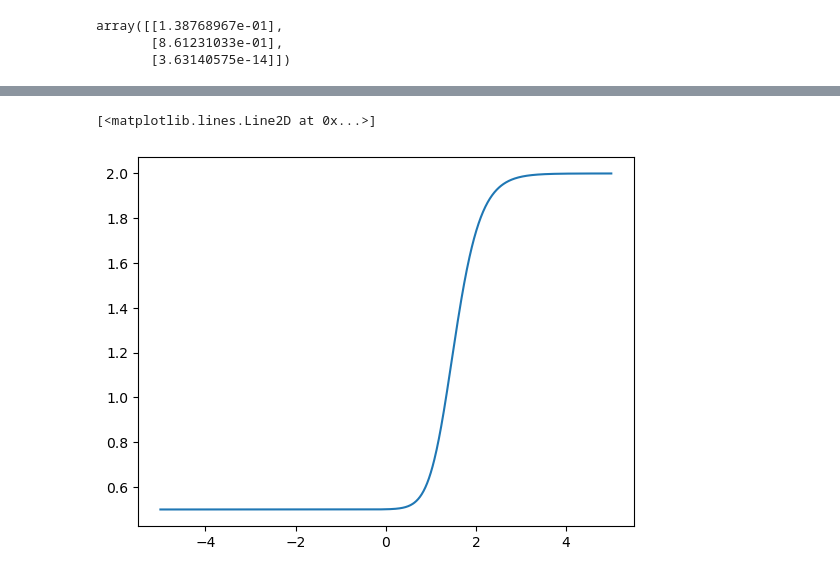
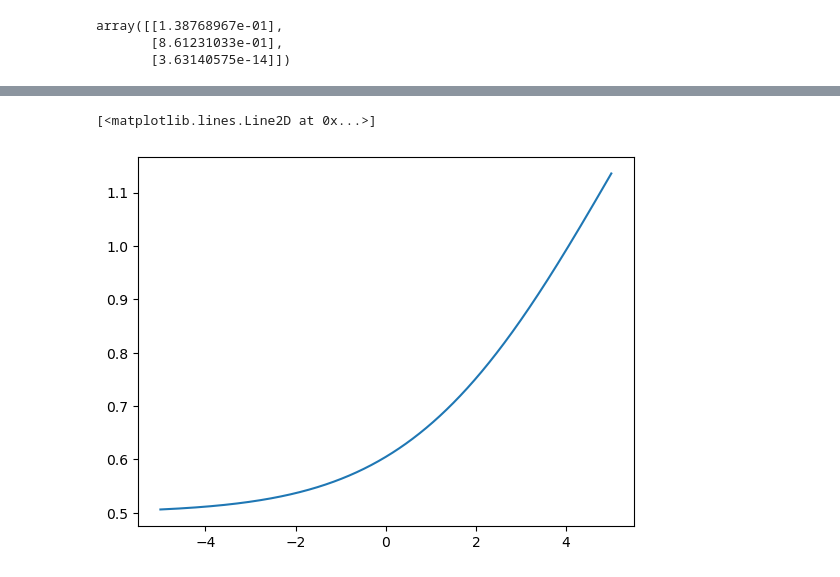
Before and after one commit to AnilSagtekin/YZ50, a Jupyter notebook: YZ_1.ipynb, the cells around one changed output, grey strips where cells are left out. Cells and saved outputs as stored; diff of their text form; code cells hidden in the pictures.

```diff
--- a/YZ_1.ipynb
+++ b/YZ_1.ipynb
@@ -114,27 +114,30 @@ desired_output = np.array([
 # %%
 
 
 x_axsis = np.linspace(-5,5,1000)
 y_axsis = np.zeros(len(x_axsis))
+
+x_norm = x / np.linalg.norm(x)
+
 
 for i, w_11 in enumerate(x_axsis):
 
 
     w = np.array([
     [w_11,1,1],
     [1,1,1],
     [1,1,1]
     ])
 
 
-    z,a,loss = forward_pass_new(w,b,x,desired_output)
+    z,a,loss = forward_pass_new(w,b,x_norm,desired_output)
 
     y_axsis[i] = loss
 
 plt.plot(x_axsis,y_axsis)
 # %% [output]
 [<matplotlib.lines.Line2D at 0x...>]
-[figure, old version]
+[figure, new version]
 # %%
 #Problem 5
 
```
Also changed, not shown: parts of 4 cells of this notebook, 8 other files.
